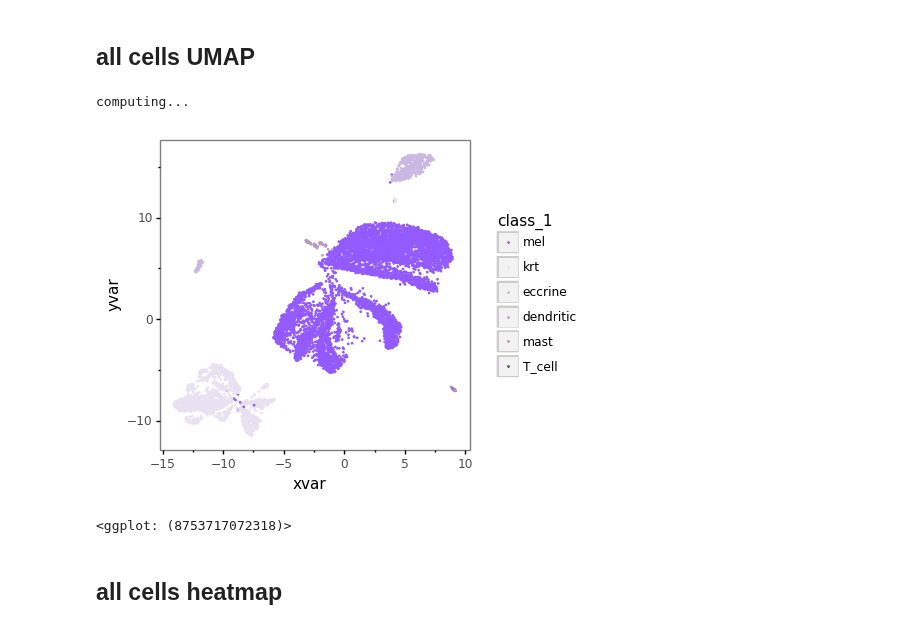
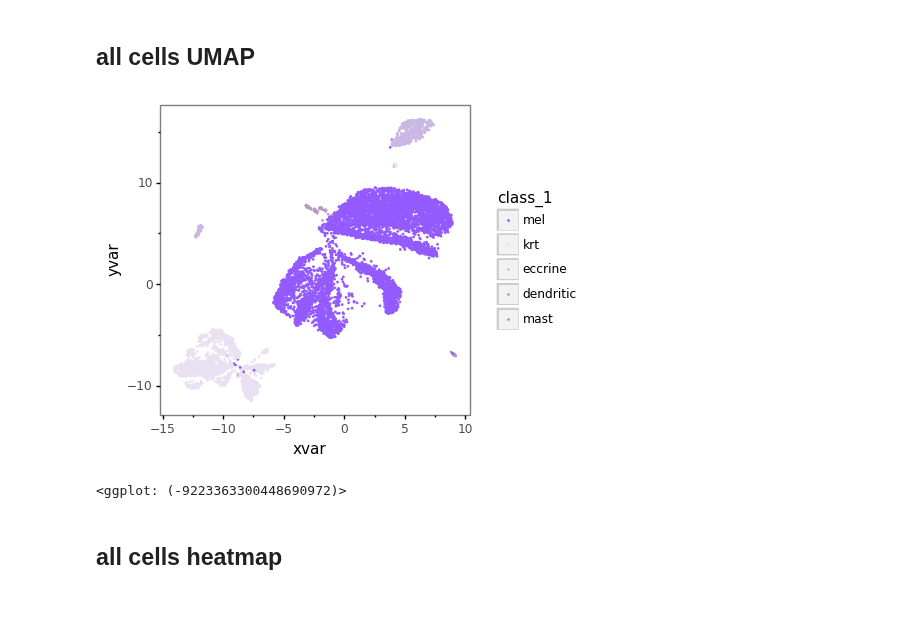
Before and after one commit to czbiohub/darmanis_group_DL_notebook, a Jupyter notebook: DL20200328_primary_S3.ipynb, the cells around one changed output. Saved outputs shown, nothing was run; the diff lists cells and outputs as text; code cells hidden in the pictures.

```diff
--- a/DL20200328_primary_S3.ipynb
+++ b/DL20200328_primary_S3.ipynb
@@ -182,37 +170,38 @@ heatmap_cmap = 'jet'
 plot_dict = {'class_1':type_order_1,
 #              'class_2':type_order_2,
 #              'class_3':type_order_3
             }
 
 for key,value in plot_dict.items():
 
     class_ref = key
     type_order_ref = value
 
     input_adata = full_adata[[not x.startswith('cyc_') for x in full_adata.obs[class_ref]]]
     umap_df = pd.DataFrame(input_adata.obsm['X_umap'], columns = ['xvar','yvar'])
     umap_df[class_ref] = input_adata.obs[class_ref].values
     umap_df[class_ref] = (umap_df[class_ref]
                           .astype(str)
                           .astype(CategoricalDtype([x for x in type_order_ref \
-                                                    if not x.startswith('cyc_')], ordered=True))
+                                                    if not x.startswith('cyc_') and \
+                                                    x in set(umap_df[class_ref])
+                                                   ], ordered=True))
                          )
 
     plotnine.options.figure_size = (4,4)
     plot = (ggplot(umap_df)
             + theme_bw()
             + theme(aspect_ratio = 1,
                     panel_grid_major = element_blank(),
                     panel_grid_minor = element_blank()
                    )
             + geom_point(aes('xvar','yvar',color=class_ref), size = 0.1)
             + scale_color_manual(values = color_code_dict)
            )
     print(plot)
 # %% [output]
+[figure, new version]
-computing...
+<ggplot: (-9223363300448690972)>
-[figure, old version]
-<ggplot: (8753717072318)>
 # %% [markdown]
 ## all cells heatmap
 # %%
```
Also changed, not shown: parts of 6 cells of this notebook, 3 other files.
